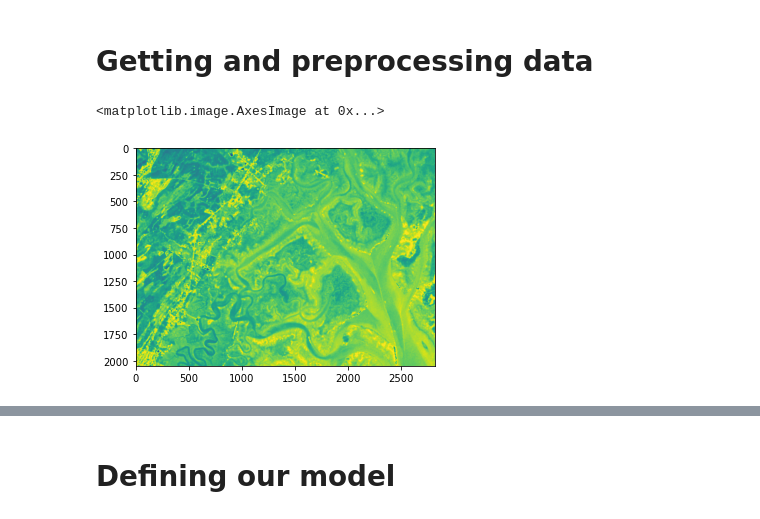
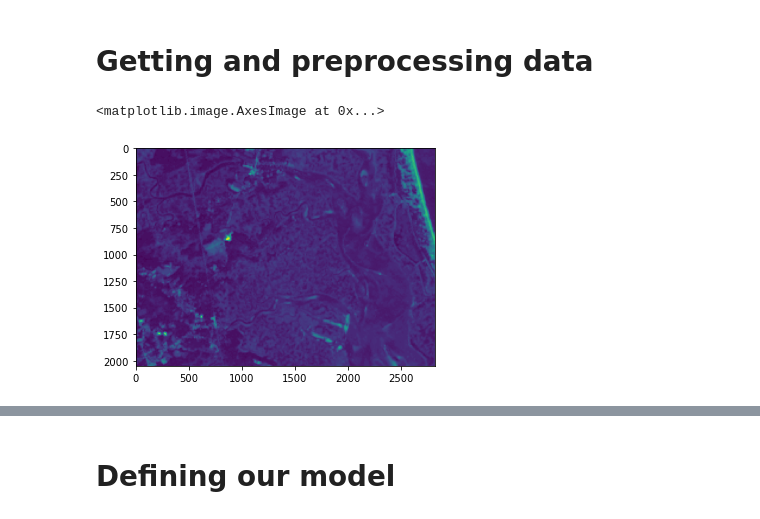
Before and after one commit to colefranks/MarshBoundaries, a Jupyter notebook: MarshBoundariesTrain.ipynb, the cells around one changed output, grey strips where cells are left out. Drawn from its saved outputs; the diff is of its cells as text; code cells hidden in the pictures.

```diff
--- a/MarshBoundariesTrain.ipynb
+++ b/MarshBoundariesTrain.ipynb
@@ -34,17 +34,17 @@ def load_marsh_images(folder):
 #get images with PIE thrown out
 
 gce_imgs = load_marsh_images("train_jpg/GCE")
-#pie_imgs = load_marsh_images("train_jpg/PIE")
+pie_imgs = load_marsh_images("train_jpg/PIE")
 vcr_imgs = load_marsh_images("train_jpg/VCR")
 images = np.array([
     gce_imgs,
-    #pie_imgs
+    pie_imgs,
     vcr_imgs])
 NUM_IMG = images.shape[0]
 # %%
 # view one of our beautiful images
-plt.imshow(images[0,0,:,:])
+plt.imshow(images[1,0,:,:])
 # %% [output]
 <matplotlib.image.AxesImage at 0x...>
-[figure, old version]
+[figure, new version]
 # %%
```
Also changed, not shown: parts of 11 cells of this notebook, 4 other files.
